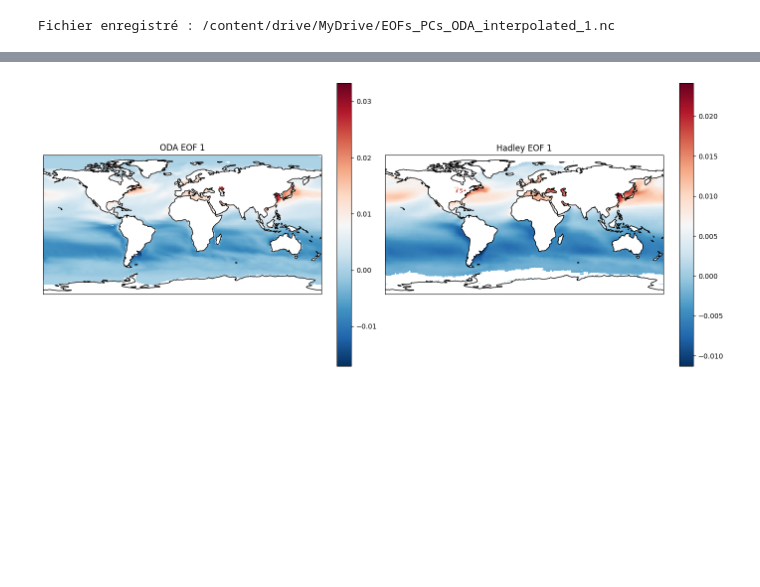
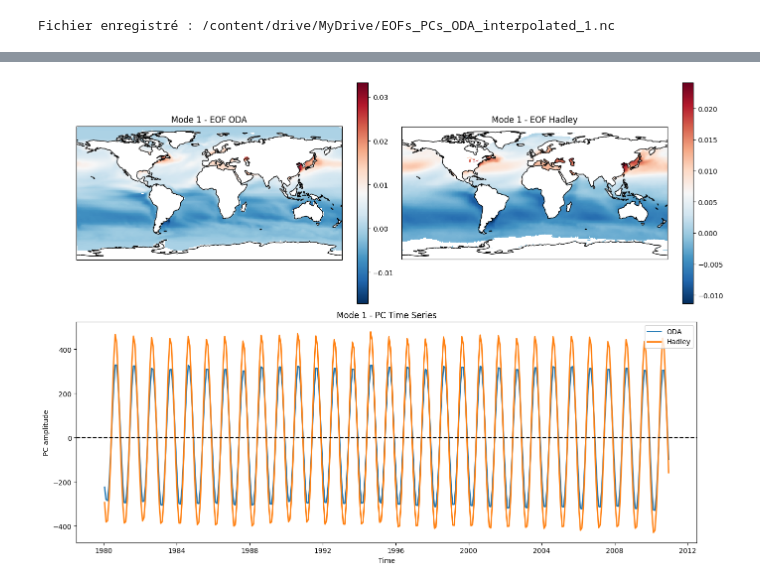
Before and after one commit to Karima-mtq/Basemap, a Jupyter notebook: projection.ipynb, the cells around one changed output, grey strips where cells are left out. Drawn from its saved outputs; the diff is of its cells as text; code cells hidden in the pictures; blank space fills up the shorter version.

```diff
--- a/projection.ipynb
+++ b/projection.ipynb
@@ -420,75 +403,73 @@ import numpy as np
 import matplotlib.pyplot as plt
 import cartopy.crs as ccrs
 import cartopy.feature as cfeature
+import pandas as pd
+import cftime
 
-# --- 1. Load both datasets ---
-oda_file   = "/content/EOFs_PCs_ODA_interpolated_1.nc"
-had_file   = "/content/EOFs_PCs_had_interpolated.nc"
-
-ds_oda  = xr.open_dataset(oda_file)
-ds_had  = xr.open_dataset(had_file)
+# --- 1. Load datasets ---
+ds_oda = xr.open_dataset("/content/EOFs_PCs_ODA_interpolated_1.nc")
+ds_had = xr.open_dataset("/content/EOFs_PCs_had_interpolated.nc")
 
 # EOFs and PCs
-eofs_oda = ds_oda["EOFs"].values  # shape (mode, lat, lon)
-pcs_oda  = ds_oda["PCs"].values   # shape (time, mode)
+eofs_oda = ds_oda["EOFs"].values
+pcs_oda  = ds_oda["PCs"].values
 lat_oda  = ds_oda["lat"].values
 lon_oda  = ds_oda["lon"].values
 time_oda = ds_oda["time"].values
 
 eofs_had = ds_had["EOFs"].values
 pcs_had  = ds_had["PCs"].values
 lat_had  = ds_had["lat"].values
 lon_had  = ds_had["lon"].values
 time_had = ds_had["time"].values
 
-# --- 2. Choose how many modes to plot ---
+# --- 2. Convert time ---
+def convert_time(time_array):
+    if isinstance(time_array[0], cftime.DatetimeNoLeap):
+        return pd.to_datetime([t.strftime("%Y-%m-%d") for t in time_array])
+    else:
+        return pd.to_datetime(time_array)
+
+time_oda_plot = convert_time(time_oda)
+time_had_plot = convert_time(time_had)
+
+# --- 3. Number of modes ---
 nmodes = 5
 
-# --- 3. Plot EOFs side by side ---
+# --- 4. Plot each mode EOFs side by side + PCs below ---
 for i in range(nmodes):
-    fig = plt.figure(figsize=(14,6))
+    fig = plt.figure(figsize=(14,10))
 
-    # ODA EOF
-    ax1 = fig.add_subplot(1, 2, 1, projection=ccrs.PlateCarree())
+    # --- EOFs ODA vs Hadley ---
+    ax1 = fig.add_subplot(2, 2, 1, projection=ccrs.PlateCarree())
     im1 = ax1.pcolormesh(lon_oda, lat_oda, eofs_oda[i,:,:],
-                         cmap="RdBu_r", shading="auto", transform=ccrs.PlateCarree())
+                         cmap="RdBu_r", shading="auto",
+                         transform=ccrs.PlateCarree())
     ax1.add_feature(cfeature.COASTLINE)
-    ax1.set_title(f"ODA EOF {i+1}")
+    ax1.add_feature(cfeature.LAND, facecolor="white")
+    ax1.set_title(f"Mode {i+1} - EOF ODA")
     plt.colorbar(im1, ax=ax1, orientation="vertical", fraction=0.05)
 
-    # Hadley EOF
-    ax2 = fig.add_subplot(1, 2, 2, projection=ccrs.PlateCarree())
+    ax2 = fig.add_subplot(2, 2, 2, projection=ccrs.PlateCarree())
     im2 = ax2.pcolormesh(lon_had, lat_had, eofs_had[i,:,:],
-                         cmap="RdBu_r", shading="auto", transform=ccrs.PlateCarree())
+                         cmap="RdBu_r", shading="auto",
+                         transform=ccrs.PlateCarree())
     ax2.add_feature(cfeature.COASTLINE)
-    ax2.set_title(f"Hadley EOF {i+1}")
+    ax2.add_feature(cfeature.LAND, facecolor="white")
+    ax2.set_title(f"Mode {i+1} - EOF Hadley")
     plt.colorbar(im2, ax=ax2, orientation="vertical", fraction=0.05)
+
+    # --- PCs ODA vs Hadley ---
+    ax3 = fig.add_subplot(2, 1, 2)
+    ax3.plot(time_oda_plot, pcs_oda[:,i], label="ODA", linewidth=2)
+    ax3.plot(time_had_plot, pcs_had[:,i], label="Hadley", linewidth=2)
+    ax3.axhline(0, color='k', linestyle='--')
+    ax3.set_xlabel("Time")
+    ax3.set_ylabel("PC amplitude")
+    ax3.set_title(f"Mode {i+1} - PC Time Series")
+    ax3.legend()
 
     plt.tight_layout()
     plt.show()
-
-# --- Convert ODA time ---
-if isinstance(time_oda[0], cftime.DatetimeNoLeap):
-    time_oda_plot = pd.to_datetime([t.strftime("%Y-%m-%d") for t in time_oda])
-else:
-    time_oda_plot = time_oda
-
-# --- Convert Hadley time ---
-if isinstance(time_had[0], cftime.DatetimeNoLeap):
-    time_had_plot = pd.to_datetime([t.strftime("%Y-%m-%d") for t in time_had])
-else:
-    time_had_plot = time_had
-
-# --- 4. Plot PCs side by side ---
-for i in range(nmodes):
-    plt.figure(figsize=(12,4))
-    plt.plot(time_oda_plot, pcs_oda[:, i], label="ODA")
-    plt.plot(time_had_plot, pcs_had[:, i], label="Hadley")
-    plt.axhline(0, color='k', linestyle='--')
-    plt.title(f"PC {i+1} Time Series")
-    plt.xlabel("Time")
-    plt.ylabel("Amplitude")
-    plt.legend()
-    plt.show()
 # %% [output]
-[figure, old version]
+[figure, new version]
```
Also changed, not shown: parts of 3 cells of this notebook.
